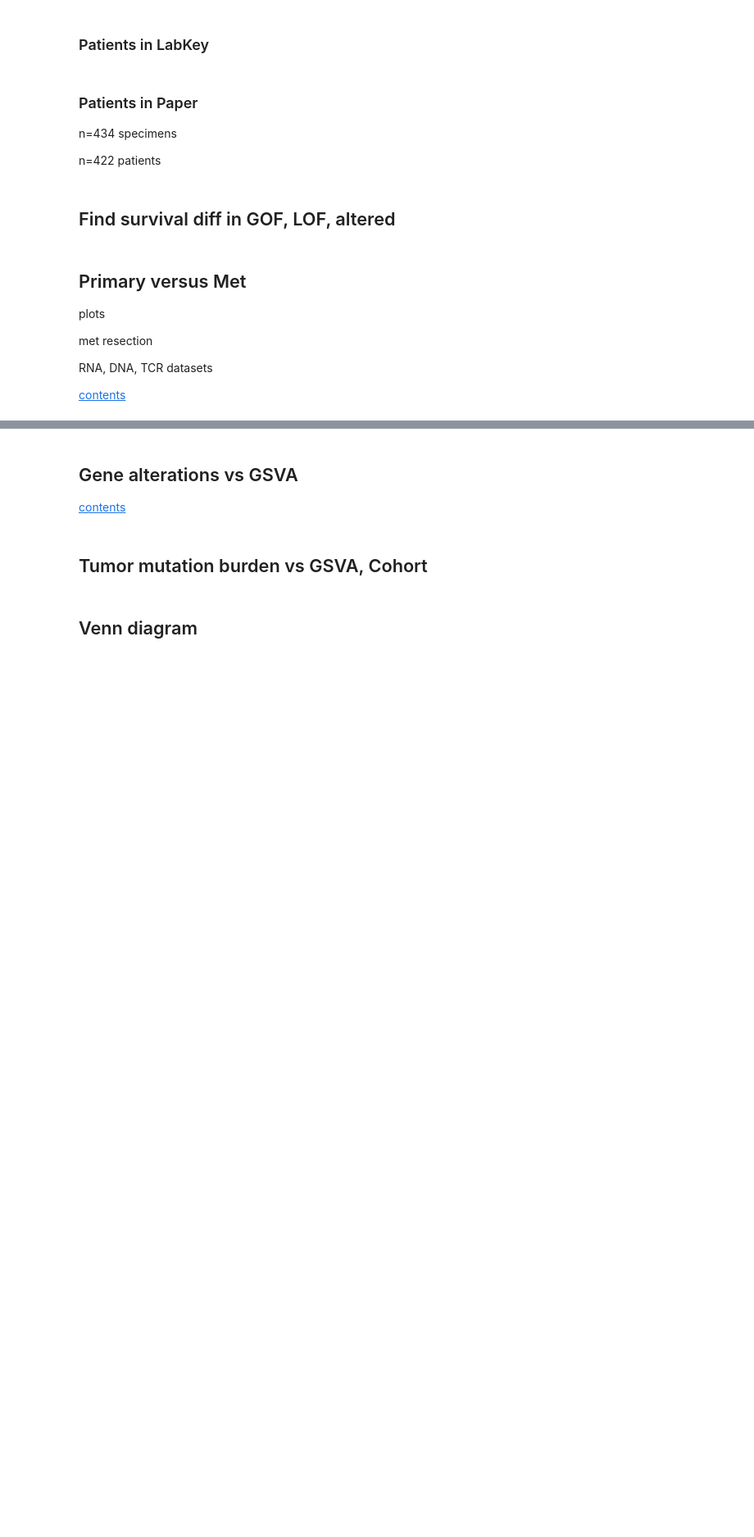
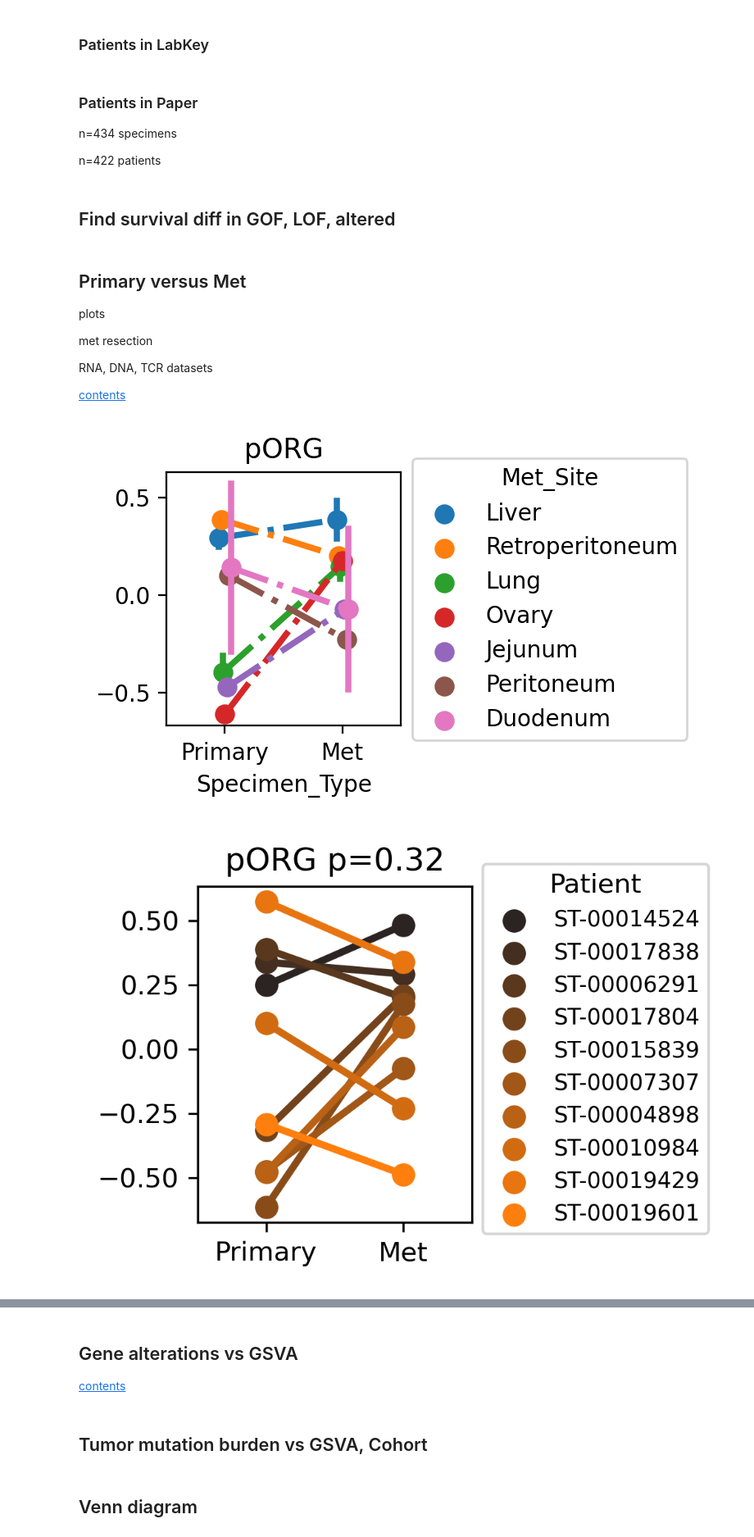
Before and after one commit to engjen/Liver_Lung_PDAC, a Jupyter notebook: 20221025_PDAC_pipeline_Link.ipynb, the cells around one changed output, grey strips where cells are left out. Shown at 82% size. Cells and saved outputs as stored; diff of their text form; code cells hidden in the pictures; blank space fills up the shorter version.

```diff
--- a/20221025_PDAC_pipeline_Link.ipynb
+++ b/20221025_PDAC_pipeline_Link.ipynb
@@ -1686,53 +1686,81 @@ RNA, DNA, TCR datasets
 # which patients are in which dataset
 df_patient = pd.read_excel('Supplemental_Data/Supplemental_Dataset_1.xlsx',sheet_name=0,
                           index_col=0)
+#load gsva
+df_gsva = pd.read_csv('data/results_GSVA_3_mets.csv',index_col=0)
+df_gsva = df_gsva[df_gsva.Public_Specimen_ID.notna()]
+df_gsva['Public_Patient_ID'] = ["ST-"+ item.split("-")[1] for item in df_gsva.Public_Specimen_ID]
+df_gsva['dash_end'] = [item.split("-")[-1] for item in df_gsva.Public_Specimen_ID]
+b_met = [item.find('M') > -1 for item in df_gsva['dash_end']]
+df_gsva['Specimen_Type'] = pd.NA
+df_gsva.loc[b_met,'Specimen_Type'] = 'Met'
+df_gsva.loc[:,'Specimen_Type'].fillna('Primary',inplace=True)
+
 sns.set_palette("tab10")
 ls_site = [#['pORG_0.2_Primary', 'pORG_0.2_Met'],
            ['pORG_allPrimary', 'pORG_allMet'],
 ['pSUB_Primary', 'pSUB_allMet'],
  ['PurIST_Primary', 'PurIST_Met'] ]
 with warnings.catch_warnings():
     warnings.simplefilter(action='ignore', category=FutureWarning)
     for tu_site in ls_site:
         df_test = df_patient.loc[:,['Public_Patient_ID']+tu_site].dropna()
         s_value = tu_site[0].replace(f"_{tu_site[0].split('_')[-1]}",'')
         df_test.set_index('Public_Patient_ID',inplace=True)#.stack()
         df_test.columns = [item.split('_')[-1].replace('all','') for item in df_test.columns]
         df_long = df_test.stack().reset_index().rename({'level_1':'Specimen_Type',0:s_value},axis=1)
         df_long['Met_Site'] = df_long.Public_Patient_ID.map(dict(zip(df_patient.Public_Patient_ID,df_patient.RNA_DNA_Specimen_Site_Met)))
+        df_long_gsva = df_long.merge(df_gsva,on="Public_Patient_ID",how='left')
         #by site
         fig,ax=plt.subplots(figsize=(4,2.5),dpi=200)
         sns.pointplot(data=df_long,x='Specimen_Type',y=s_value,hue='Met_Site',
                       dodge=0.1,ax=ax,alpha=0.7,linestyles='-.')
         ax.legend(bbox_to_anchor=(1,1.1),title='Met_Site')
         ax.set_title(s_value)
         ax.set_ylabel('')
         plt.tight_layout()
         # average
-        '''
-        fig,ax=plt.subplots(figsize=(2,2),dpi=300)
-        sns.pointplot(data=df_long,x='Specimen_Type',y=s_value,ax=ax)
-        ax.set_xlabel('')
-        ax.set_title(ax.get_ylabel())
-        ax.set_ylabel('')
-        plt.tight_layout()
+        #'''
+        # fig,ax=plt.subplots(figsize=(2,2),dpi=300)
+        # sns.pointplot(data=df_long,x='Specimen_Type',y=s_value,ax=ax)
+        # ax.set_xlabel('')
+        # ax.set_title(ax.get_ylabel())
+        # ax.set_ylabel('')
+        # plt.tight_layout()
         #by patient
         fig,ax=plt.subplots(figsize=(3.5,2.5),dpi=300)
-        sns.pointplot(data=df_long,x='Specimen_Type',y=s_value,hue='Public_Patient_ID',ax=ax)
+        sns.pointplot(data=df_long,x='Specimen_Type',y=s_value,hue="Public_Patient_ID",color="C1",ax=ax)
         ax.set_xlabel('')
         statistic, pvalue = stats.wilcoxon(x=df_test.Primary, y=df_test.Met)
         ax.set_title(f'{ax.get_ylabel()} p={pvalue:.2}')
         ax.set_ylabel('')
         ax.legend(bbox_to_anchor=(1,1.1),title='Patient',fontsize='small')
         plt.tight_layout()
+        fig,ax=plt.subplots(figsize=(3.5,2.5),dpi=300)
+        # i need met gsvas
+        y="HALLMARK_MYC_TARGETS_V1"
+        for s_type in ['Primary','Met']:
+            df_gsva_type = df_gsva[df_gsva.Specimen_Type==s_type]
+            d_y = dict(zip(df_gsva_type.loc[:,'Public_Patient_ID'],df_gsva_type.loc[:,y]))
+            df_long.loc[df_long.Specimen_Type==s_type,y]=df_long.loc[df_long.Specimen_Type==s_type].Public_Patient_ID.map(d_y)
+
+        #sns.pointplot(data=df_long_gsva,x='Specimen_Type',y=s_value,hue="HALLMARK_MYC_TARGETS_V1",color="C1",ax=ax)
+        sns.pointplot(data=df_long,x=s_value,hue="Public_Patient_ID",y="HALLMARK_MYC_TARGETS_V1",ax=ax)
+        ax.set_title(f'{ax.get_ylabel()} p={pvalue:.2}')
+        ax.set_ylabel('')
+        ax.legend(bbox_to_anchor=(1,1.1),title='Patient',fontsize='small')
+        plt.tight_layout()
         #by cohort
-        df_long['Cohort'] = df_long.Public_Patient_ID.map(dict(zip(df_patient.Public_Patient_ID,df_patient.Cohort)))
-        fig,ax=plt.subplots(figsize=(3,2),dpi=300)
-        sns.pointplot(data=df_long[df_long.Cohort!='nan'],x='Specimen_Type',y=s_value,hue='Cohort',
-                      ax=ax,palette=d_colorblind)
-        ax.legend(bbox_to_anchor=(1,1),title='Cohort')
-        ax.set_title(s_value)
-        ax.set_ylabel('')
-        ax.set_xlabel('')
-        plt.tight_layout()
-        #break'''
+        # df_long['Cohort'] = df_long.Public_Patient_ID.map(dict(zip(df_patient.Public_Patient_ID,df_patient.Cohort)))
+        # fig,ax=plt.subplots(figsize=(3,2),dpi=300)
+        # sns.pointplot(data=df_long[df_long.Cohort!='nan'],x='Specimen_Type',y=s_value,hue='Cohort',
+        #               ax=ax,palette=d_colorblind)
+        # ax.legend(bbox_to_anchor=(1,1),title='Cohort')
+        # ax.set_title(s_value)
+        # ax.set_ylabel('')
+        # ax.set_xlabel('')
+        # plt.tight_layout()
+        break#'''
+# %% [output]
+[figure, added]
+[figure, added]
```
Also changed, not shown: parts of 27 cells of this notebook, 1 other file.
